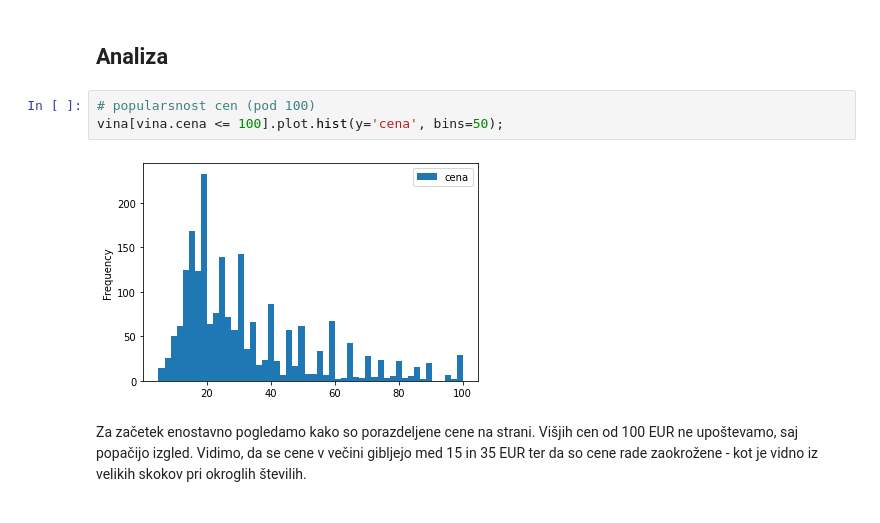
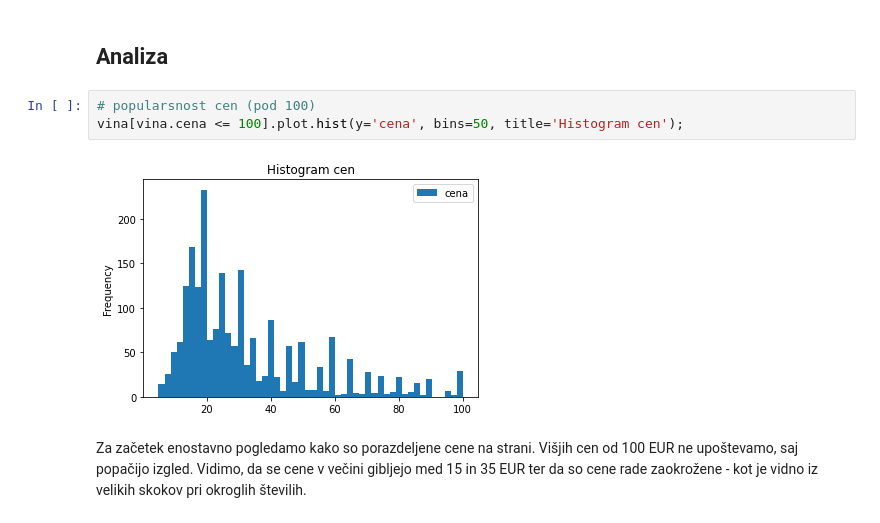
Before and after one commit to timkalan/analiza-vin, a Jupyter notebook: vina.ipynb, the cells around one changed output. Cells and saved outputs as stored; diff of their text form.

```diff
--- a/vina.ipynb
+++ b/vina.ipynb
@@ -59,9 +90,9 @@ vina
 ## Analiza
 # %%
 # popularsnost cen (pod 100)
-vina[vina.cena <= 100].plot.hist(y='cena', bins=50);
+vina[vina.cena <= 100].plot.hist(y='cena', bins=50, title='Histogram cen');
 # %% [output]
-[figure, old version]
+[figure, new version]
 # %% [markdown]
 Za začetek enostavno pogledamo kako so porazdeljene cene na strani. Višjih cen od 100 EUR ne upoštevamo, saj popačijo izgled. Vidimo, da se cene v večini gibljejo med 15 in 35 EUR ter da so cene rade zaokrožene - kot je vidno iz velikih skokov pri okroglih številih.
 # %% [markdown]
```
Also changed, not shown: parts of 24 cells of this notebook.
